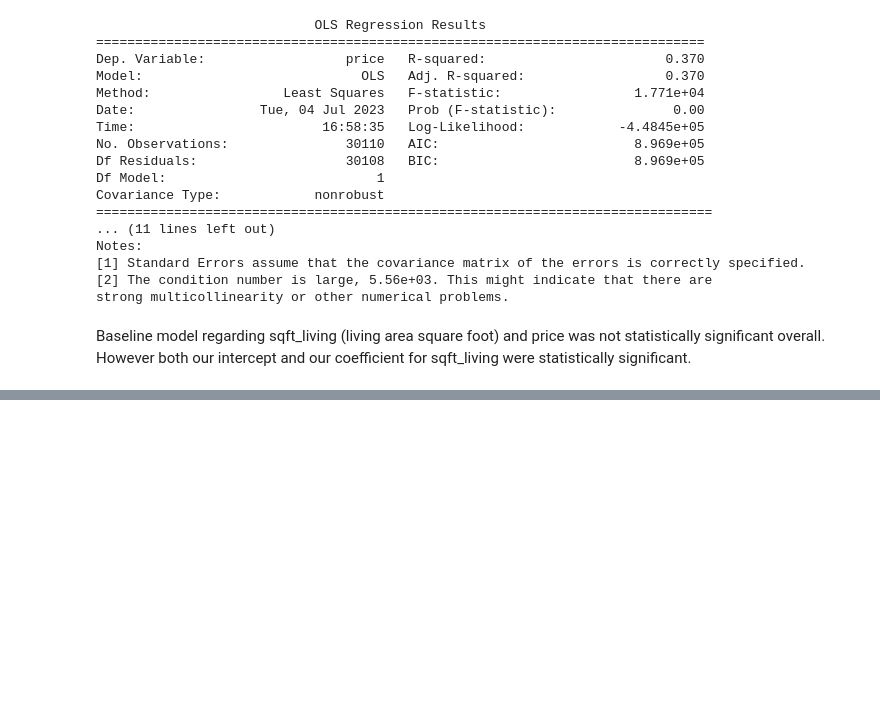
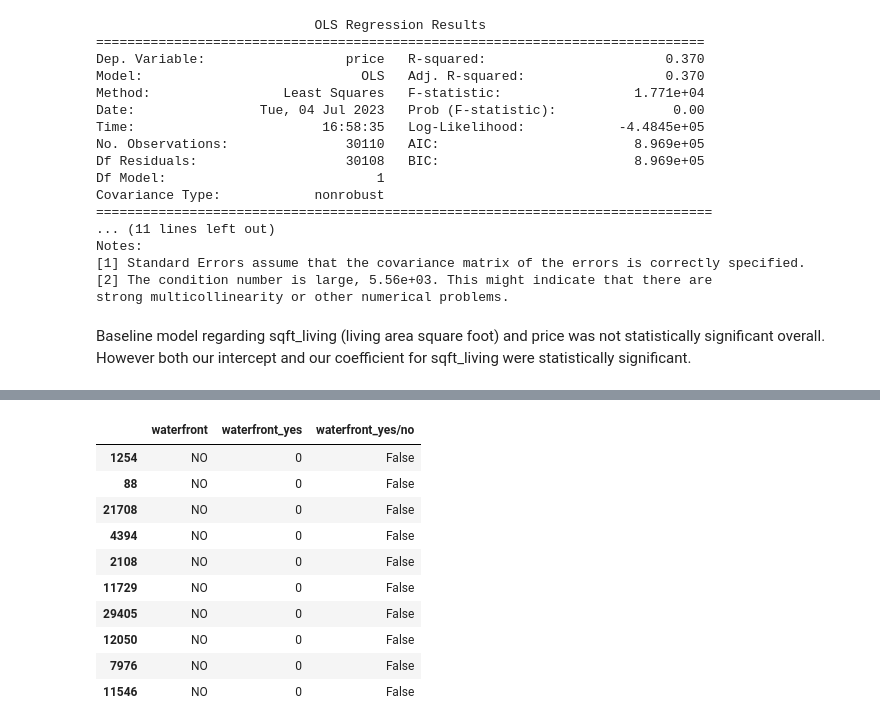
Before and after one commit to ldwilker10/dsc-phase-2-project-v2-5, a Jupyter notebook: student copy.ipynb, the cells around one changed output, grey strips where cells are left out. Cells and saved outputs as stored; diff of their text form; code cells hidden in the pictures; blank space fills up the shorter version.

```diff
--- a/student copy.ipynb
+++ b/student copy.ipynb
@@ -280,0 +328,6 @@ However both our intercept and our coefficient for sqft_living were statisticall
+# %%
+# looking at waterfront and price
+# Waterfront is a categorical, yes/ no
+
+waterfront_df = kc_house_df[["waterfront"]].copy()
+waterfront_df.sample(10, random_state=1)
@@ -280,0 +346,15 @@ However both our intercept and our coefficient for sqft_living were statisticall
+# %%
+waterfront_df["waterfront_yes/no"] = waterfront_df["waterfront"] == 1
+waterfront_df.sample(10, random_state=1)
+# %% [output]
+|  | waterfront | waterfront_yes | waterfront_yes/no |
+| 1254 | NO | 0 | False |
+| 88 | NO | 0 | False |
+| 21708 | NO | 0 | False |
+| 4394 | NO | 0 | False |
+| 2108 | NO | 0 | False |
+| 11729 | NO | 0 | False |
+| 29405 | NO | 0 | False |
+| 12050 | NO | 0 | False |
+| 7976 | NO | 0 | False |
+| 11546 | NO | 0 | False |
```
Also changed, not shown: parts of 5 cells of this notebook.
